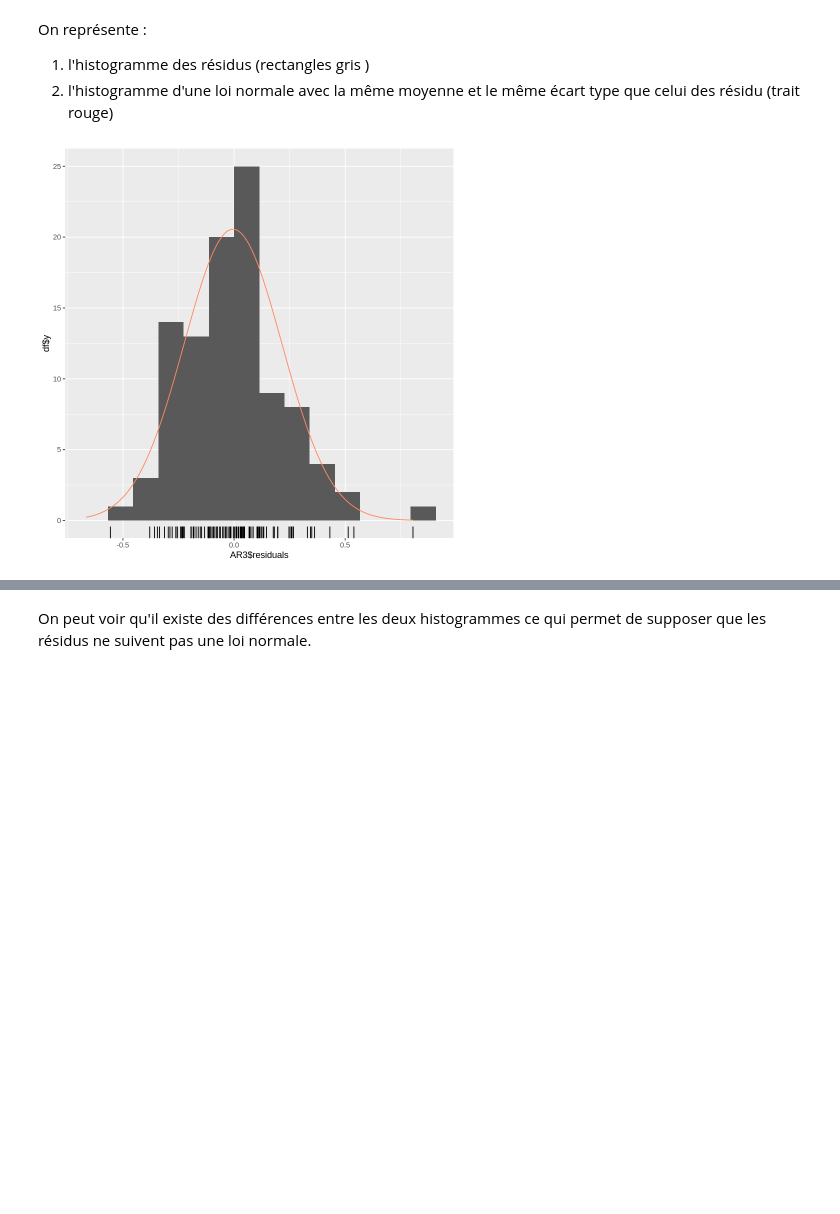
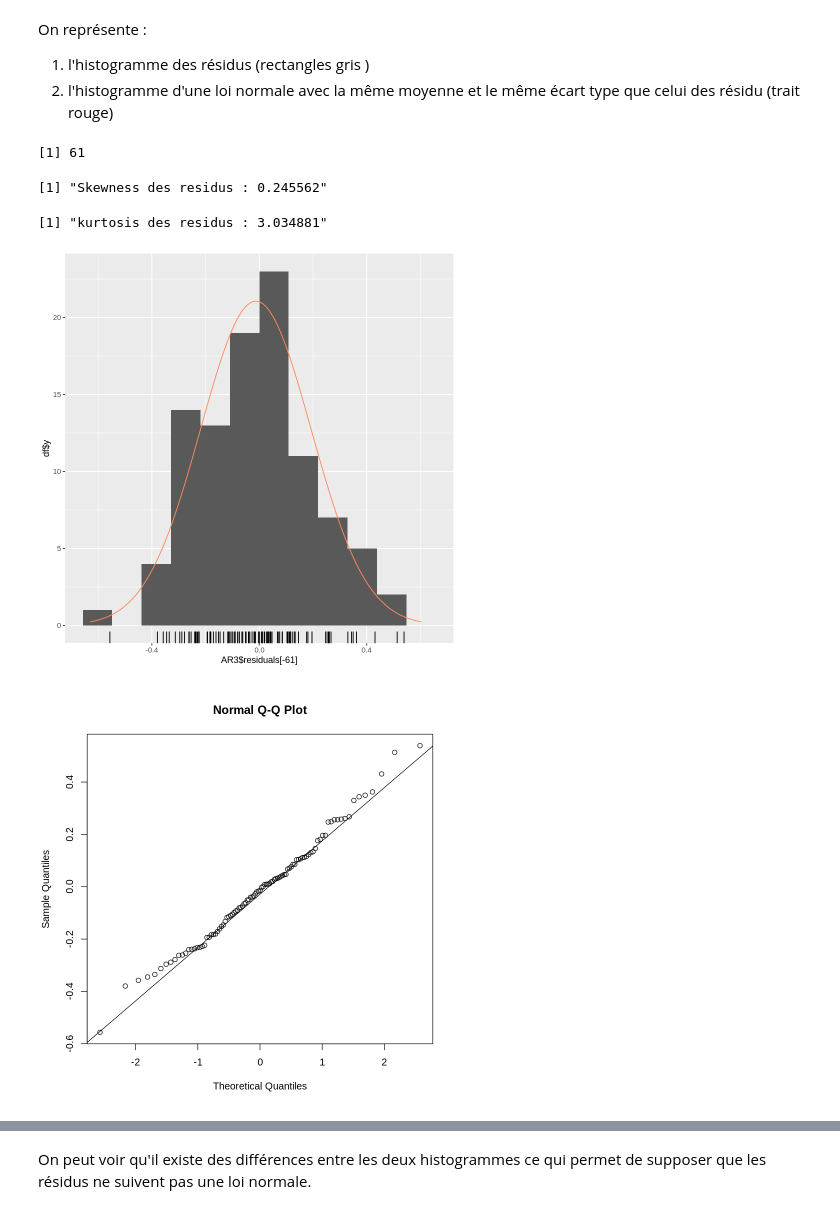
Before and after one commit to ylepen/Corrections-R, a Jupyter notebook: chapitre 3/notebooks/modelisation_chomage.ipynb, the cells around one changed output, grey strips where cells are left out. Cells and saved outputs as stored; diff of their text form; code cells hidden in the pictures; blank space fills up the shorter version.

```diff
--- a/chapitre 3/notebooks/modelisation_chomage.ipynb
+++ b/chapitre 3/notebooks/modelisation_chomage.ipynb
@@ -385,7 +467,21 @@ On représente :
 
 1. l'histogramme des résidus (rectangles gris )
 2. l'histogramme d'une loi normale avec la même moyenne et le même écart type que celui des résidu (trait rouge)
+# %%
+which(AR3$residuals==max(AR3$residuals))
+#which(AR3$residuals==min(AR3$residuals))
+#df_u_19T1[c(57,58,59,60),]
+# %% [output]
+[1] 61
 # %%
-gghistogram(AR3$residuals, add.normal = TRUE)
+gghistogram(AR3$residuals[-61], add.normal = TRUE)
+library(moments)
+sprintf("Skewness des residus : %f",skewness(AR3$residuals[-61]))
+sprintf("kurtosis des residus : %f",kurtosis(AR3$residuals[-61]))
+qqnorm(AR3$residuals[-61])
+qqline(AR3$residuals[-61])
 # %% [output]
+[1] "Skewness des residus : 0.245562"
+[1] "kurtosis des residus : 3.034881"
-[figure, old version]
+[figure, new version]
+[figure, added]
```
Also changed, not shown: parts of 19 cells of this notebook.
